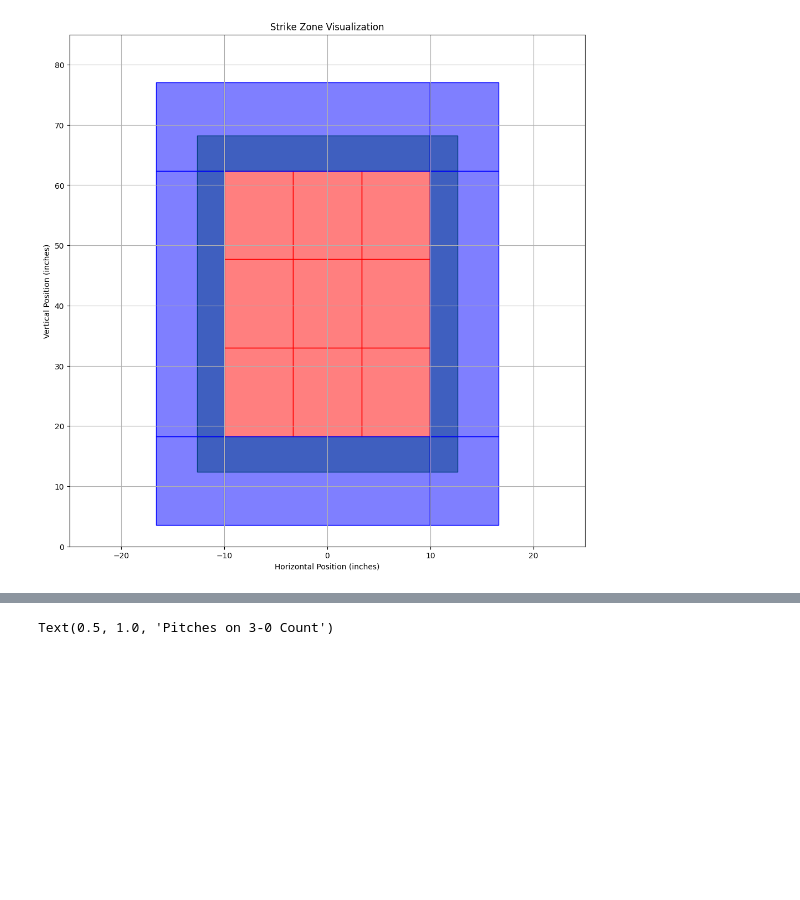
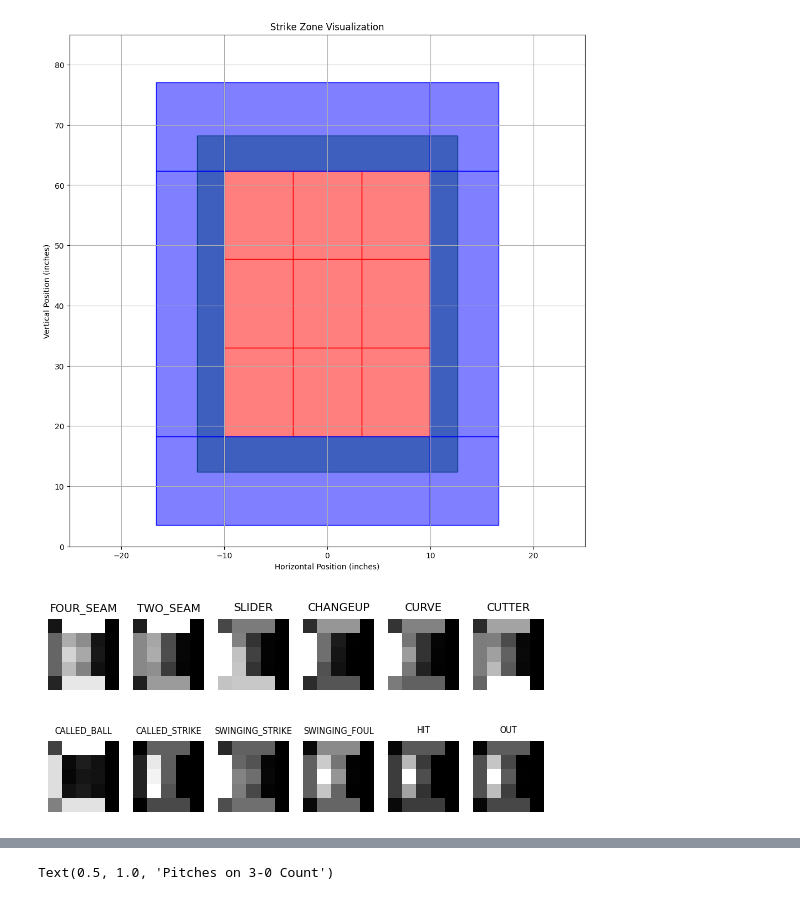
Before and after one commit to BOBONA/ZeroSumBaseball, a Jupyter notebook: src/data/statistics.ipynb, the cells around one changed output, grey strips where cells are left out. Saved outputs shown, nothing was run; the diff lists cells and outputs as text; code cells hidden in the pictures; blank space fills up the shorter version.

```diff
--- a/src/data/statistics.ipynb
+++ b/src/data/statistics.ipynb
@@ -67,21 +67,35 @@ pitch_results = torch.zeros(len(PitchResult))
 expected_strikes = torch.zeros(ZONES_DIMENSION, ZONES_DIMENSION)
 
 for pitch in bd.pitches:
-    for x, y in pitch.location.coords:
-        pitch_type_locations[pitch.type.value][x, y] += 1
-        pitch_result_locations[pitch.result.value][x, y] += 1
-    pitch_types[pitch.type.value] += 1
-    pitch_results[pitch.result.value] += 1
-    if pitch.at_bat_state.strikes == 0 and pitch.at_bat_state.balls == 3:
-        for x, y in pitch.location.coords:
-            expected_strikes[x, y] += 1
+    if pitch.is_valid():
+        pitch_type_locations[pitch.type.value][pitch.location.coords[0]] += 1
+        pitch_result_locations[pitch.result.value][pitch.location.coords[0]] += 1
+        pitch_types[pitch.type.value] += 1
+        pitch_results[pitch.result.value] += 1
+        if pitch.at_bat_state.strikes == 0 and pitch.at_bat_state.balls == 3:
+            expected_strikes[pitch.location.coords[0]] += 1
+
+for zone in ZONES:
+    if len(zone.coords) > 1:
+        for coord in zone.coords[1:]:
+            for locs in pitch_type_locations.values():
+                locs[coord] = locs[zone.coords[0]]
+            for locs in pitch_result_locations.values():
+                locs[coord] = locs[zone.coords[0]]
+            expected_strikes[coord] = expected_strikes[zone.coords[0]]
 # %%
+fig, ax = plt.subplots(1, len(PitchType))
 for pt, locs in pitch_type_locations.items():
-    plt.figure()
-    plt.imshow(locs, cmap='gray')
-    plt.title(f'Pitch Locations for {PitchType(pt).name}')
+    ax[pt].imshow(locs, cmap='gray')
+    ax[pt].set_title(PitchType(pt).name, fontsize=8)
+    ax[pt].axis('off')
+
+fig, ax = plt.subplots(1, len(PitchResult))
 for pr, locs in pitch_result_locations.items():
-    plt.figure()
-    plt.imshow(locs, cmap='gray')
-    plt.title(f'Pitch Locations for {PitchResult(pr).name}')
+    ax[pr].imshow(locs, cmap='gray')
+    ax[pr].set_title(PitchResult(pr).name, fontsize=6)
+    ax[pr].axis('off')
+# %% [output]
+[figure, added]
+[figure, added]
 # %%
```
Also changed, not shown: parts of 11 cells of this notebook, 6 other files.
